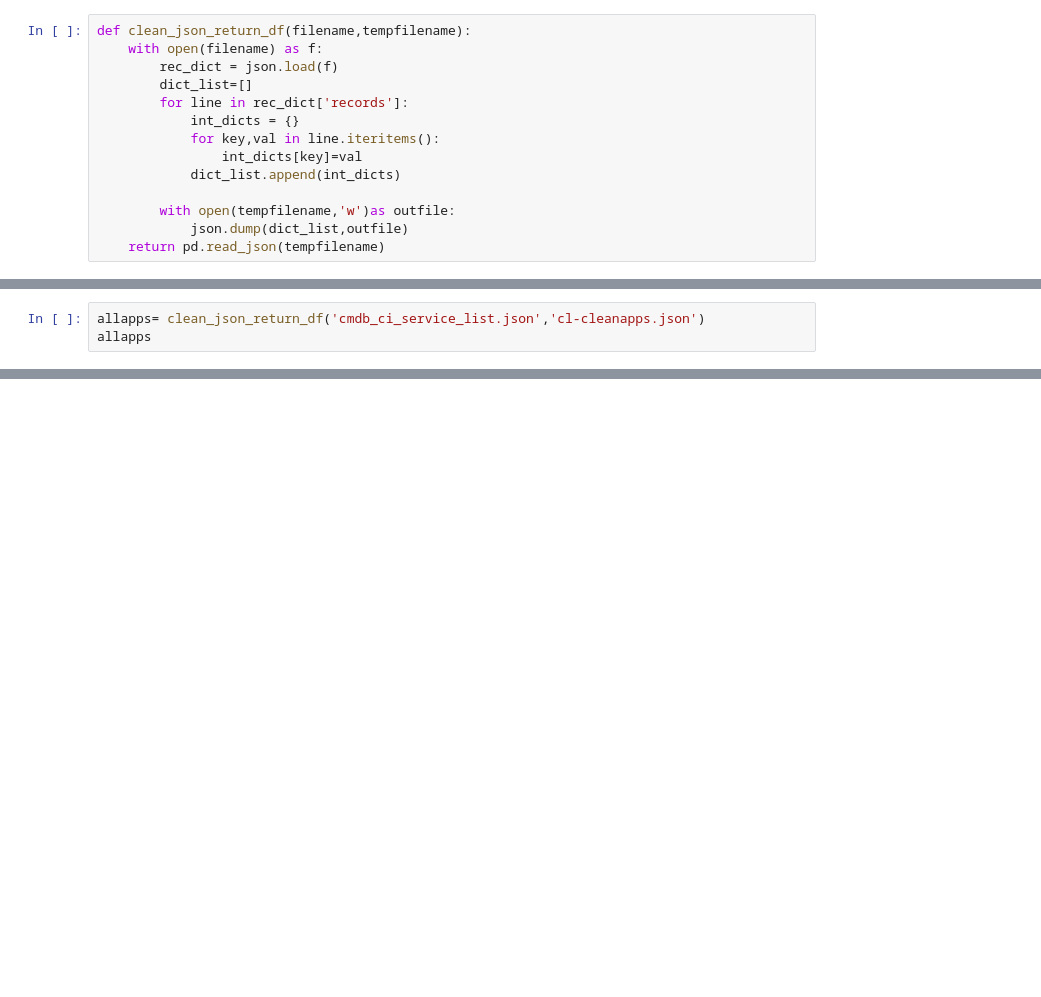
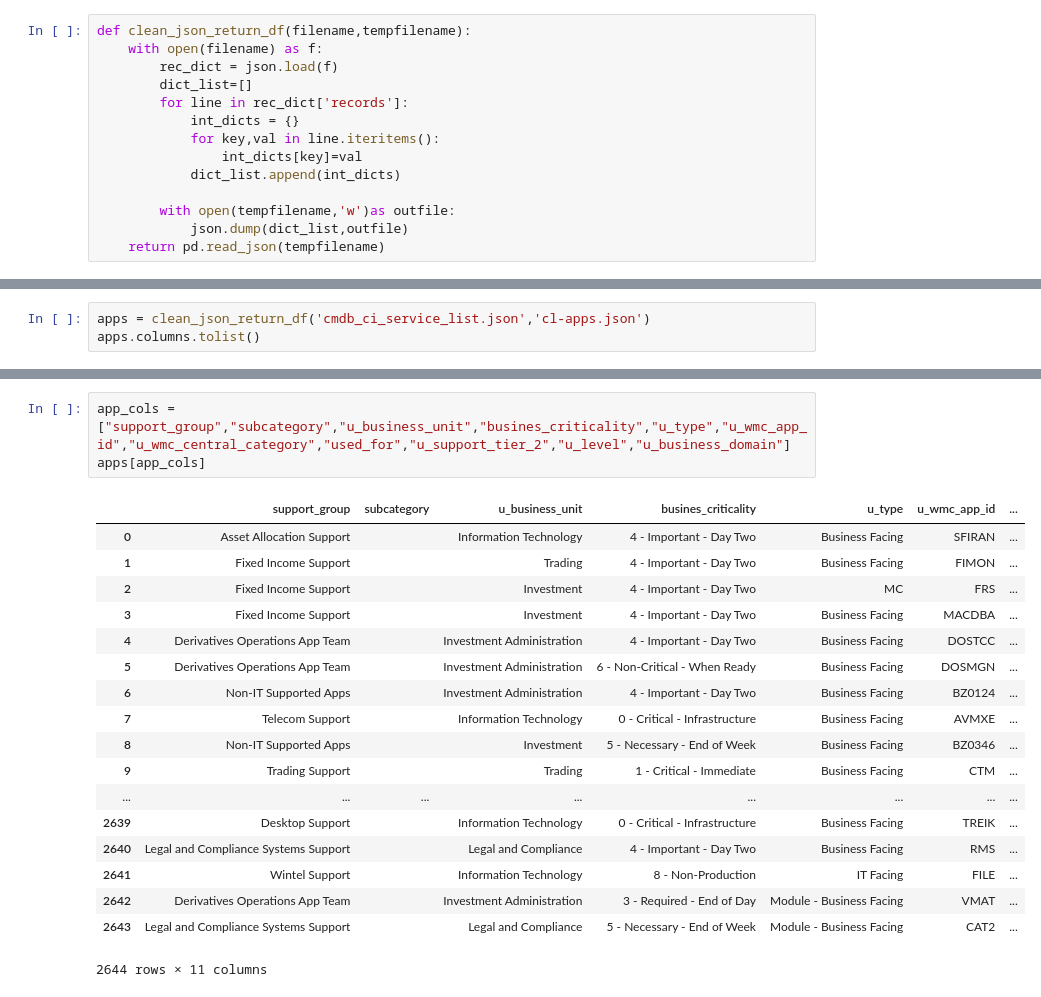
Before and after one commit to mavalur/sandwich, a Jupyter notebook: hackathon/Hackathon-Data-Analysis.ipynb, the cells around one changed output, grey strips where cells are left out. Drawn from its saved outputs; the diff is of its cells as text; blank space fills up the shorter version.

Commit message:
Adding Json domain classes.

```diff
--- a/hackathon/Hackathon-Data-Analysis.ipynb
+++ b/hackathon/Hackathon-Data-Analysis.ipynb
@@ -97,4 +59,4 @@ grmmember
 # %%
-allapps= clean_json_return_df('cmdb_ci_service_list.json','cl-cleanapps.json')
-allapps
+apps = clean_json_return_df('cmdb_ci_service_list.json','cl-apps.json')
+apps.columns.tolist()
 # %% [output]
@@ -140,0 +80,22 @@ app_to_app
+# %%
+app_cols = ["support_group","subcategory","u_business_unit","busines_criticality","u_type","u_wmc_app_id","u_wmc_central_category","used_for","u_support_tier_2","u_level","u_business_domain"]
+apps[app_cols]
+# %% [output]
+|  | support_group | subcategory | u_business_unit | busines_criticality | u_type | u_wmc_app_id | ... |
+| 0 | Asset Allocation Support |  | Information Technology | 4 - Important - Day Two | Business Facing | SFIRAN | ... |
+| 1 | Fixed Income Support |  | Trading | 4 - Important - Day Two | Business Facing | FIMON | ... |
+| 2 | Fixed Income Support |  | Investment | 4 - Important - Day Two | MC | FRS | ... |
+| 3 | Fixed Income Support |  | Investment | 4 - Important - Day Two | Business Facing | MACDBA | ... |
+| 4 | Derivatives Operations App Team |  | Investment Administration | 4 - Important - Day Two | Business Facing | DOSTCC | ... |
+| 5 | Derivatives Operations App Team |  | Investment Administration | 6 - Non-Critical - When Ready | Business Facing | DOSMGN | ... |
+| 6 | Non-IT Supported Apps |  | Investment Administration | 4 - Important - Day Two | Business Facing | BZ0124 | ... |
+| 7 | Telecom Support |  | Information Technology | 0 - Critical - Infrastructure | Business Facing | AVMXE | ... |
+| 8 | Non-IT Supported Apps |  | Investment | 5 - Necessary - End of Week | Business Facing | BZ0346 | ... |
+| 9 | Trading Support |  | Trading | 1 - Critical - Immediate | Business Facing | CTM | ... |
+| ... | ... | ... | ... | ... | ... | ... | ... |
+| 2639 | Desktop Support |  | Information Technology | 0 - Critical - Infrastructure | Business Facing | TREIK | ... |
+| 2640 | Legal and Compliance Systems Support |  | Legal and Compliance | 4 - Important - Day Two | Business Facing | RMS | ... |
+| 2641 | Wintel Support |  | Information Technology | 8 - Non-Production | IT Facing | FILE | ... |
+| 2642 | Derivatives Operations App Team |  | Investment Administration | 3 - Required - End of Day | Module - Business Facing | VMAT | ... |
+| 2643 | Legal and Compliance Systems Support |  | Legal and Compliance | 5 - Necessary - End of Week | Module - Business Facing | CAT2 | ... |
+2644 rows × 11 columns
```
Also changed, not shown: parts of 9 cells of this notebook, 4 other files.
